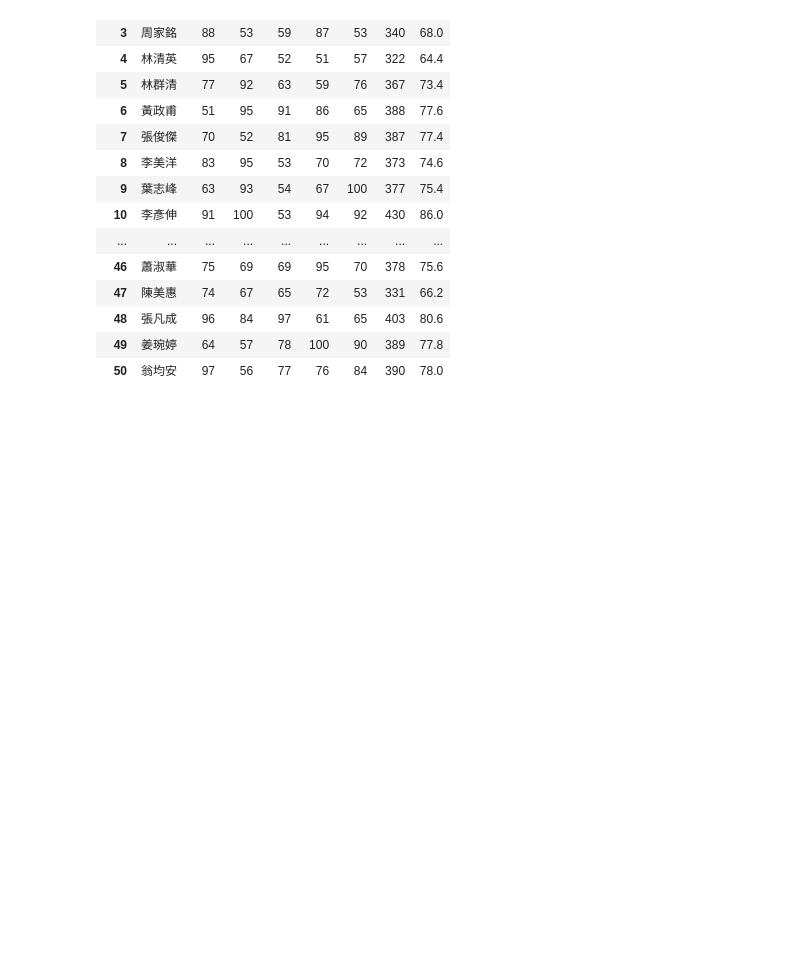
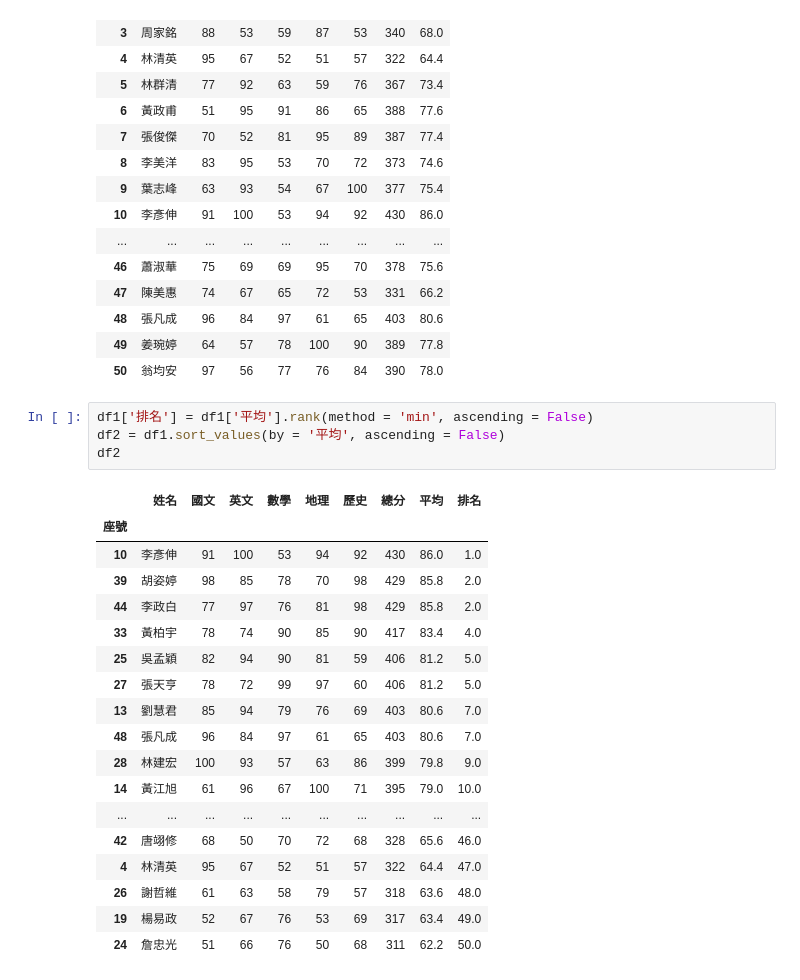
Before and after one commit to lf0116/lf_0116, a Jupyter notebook: lesson19_2.ipynb, the cells around one changed output. Saved outputs shown, nothing was run; the diff lists cells and outputs as text; blank space fills up the shorter version.

```diff
--- a/lesson19_2.ipynb
+++ b/lesson19_2.ipynb
@@ -23,3 +23,26 @@ df1
 | 48 | 張凡成 | 96 | 84 | 97 | 61 | 65 | 403 | 80.6 |
 | 49 | 姜琬婷 | 64 | 57 | 78 | 100 | 90 | 389 | 77.8 |
 | 50 | 翁均安 | 97 | 56 | 77 | 76 | 84 | 390 | 78.0 |
+# %%
+df1['排名'] = df1['平均'].rank(method = 'min', ascending = False)
+df2 = df1.sort_values(by = '平均', ascending = False)
+df2
+# %% [output]
+|  | 姓名 | 國文 | 英文 | 數學 | 地理 | 歷史 | 總分 | 平均 | 排名 |
+| 座號 |  |  |  |  |  |  |  |  |  |
+| 10 | 李彥伸 | 91 | 100 | 53 | 94 | 92 | 430 | 86.0 | 1.0 |
+| 39 | 胡姿婷 | 98 | 85 | 78 | 70 | 98 | 429 | 85.8 | 2.0 |
+| 44 | 李政白 | 77 | 97 | 76 | 81 | 98 | 429 | 85.8 | 2.0 |
+| 33 | 黃柏宇 | 78 | 74 | 90 | 85 | 90 | 417 | 83.4 | 4.0 |
+| 25 | 吳孟穎 | 82 | 94 | 90 | 81 | 59 | 406 | 81.2 | 5.0 |
+| 27 | 張天亨 | 78 | 72 | 99 | 97 | 60 | 406 | 81.2 | 5.0 |
+| 13 | 劉慧君 | 85 | 94 | 79 | 76 | 69 | 403 | 80.6 | 7.0 |
+| 48 | 張凡成 | 96 | 84 | 97 | 61 | 65 | 403 | 80.6 | 7.0 |
+| 28 | 林建宏 | 100 | 93 | 57 | 63 | 86 | 399 | 79.8 | 9.0 |
+| 14 | 黃江旭 | 61 | 96 | 67 | 100 | 71 | 395 | 79.0 | 10.0 |
+| ... | ... | ... | ... | ... | ... | ... | ... | ... | ... |
+| 42 | 唐翊修 | 68 | 50 | 70 | 72 | 68 | 328 | 65.6 | 46.0 |
+| 4 | 林清英 | 95 | 67 | 52 | 51 | 57 | 322 | 64.4 | 47.0 |
+| 26 | 謝哲維 | 61 | 63 | 58 | 79 | 57 | 318 | 63.6 | 48.0 |
+| 19 | 楊易政 | 52 | 67 | 76 | 53 | 69 | 317 | 63.4 | 49.0 |
+| 24 | 詹忠光 | 51 | 66 | 76 | 50 | 68 | 311 | 62.2 | 50.0 |
```
Also changed, not shown: parts of 3 cells of this notebook.
